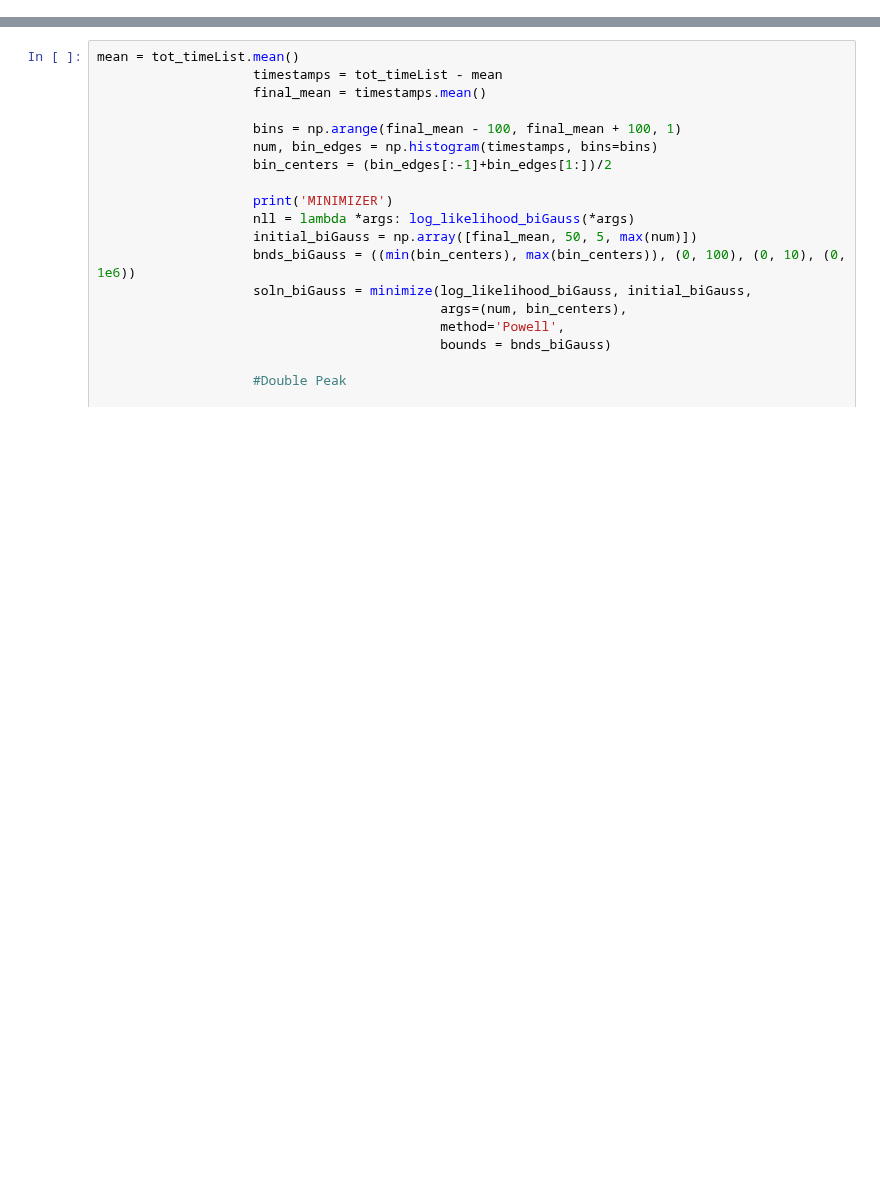
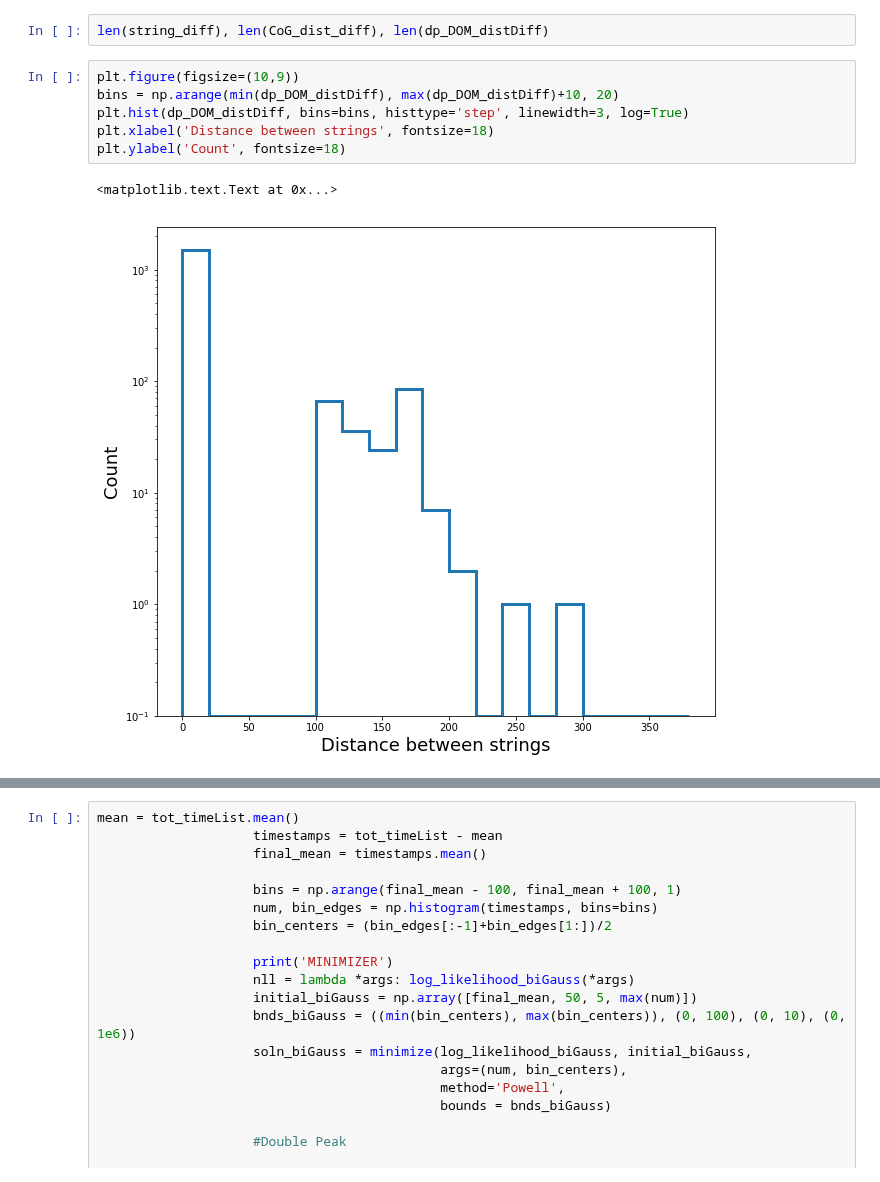
Before and after one commit to ka-til/P-ONE_NuTau, a Jupyter notebook: definingDOMs/Test_py3.ipynb, the cells around one changed output, grey strips where cells are left out. Saved outputs shown, nothing was run; the diff lists cells and outputs as text; blank space fills up the shorter version.

```diff
--- a/definingDOMs/Test_py3.ipynb
+++ b/definingDOMs/Test_py3.ipynb
@@ -138,0 +278,11 @@ NameError: name 'tray' is not defined
+# %%
+len(string_diff), len(CoG_dist_diff), len(dp_DOM_distDiff)
+# %%
+plt.figure(figsize=(10,9))
+bins = np.arange(min(dp_DOM_distDiff), max(dp_DOM_distDiff)+10, 20)
+plt.hist(dp_DOM_distDiff, bins=bins, histtype='step', linewidth=3, log=True)
+plt.xlabel('Distance between strings', fontsize=18)
+plt.ylabel('Count', fontsize=18)
+# %% [output]
+<matplotlib.text.Text at 0x...>
+[figure, added]
```
Also changed, not shown: parts of 13 cells of this notebook, 5 other files.
